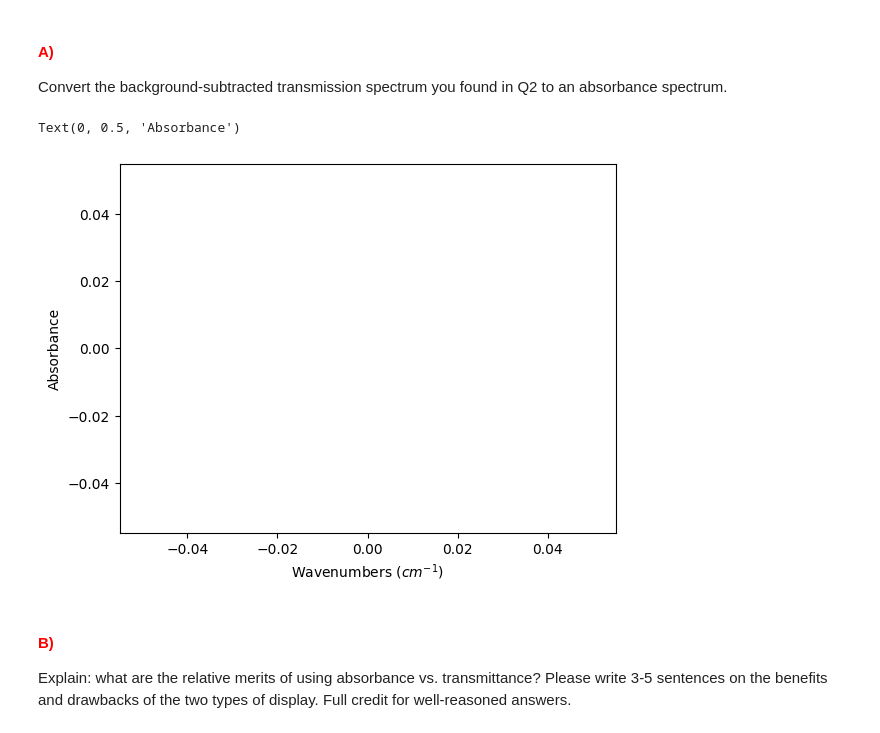
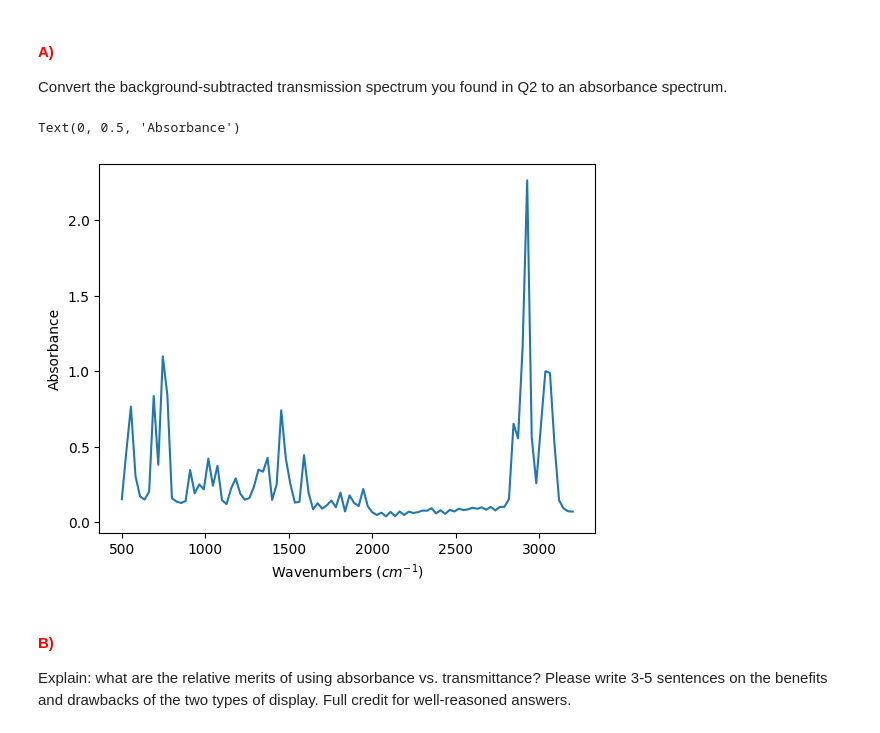
Before and after one commit to blajiness/CHE_7530-Assignments, a Jupyter notebook: Assignment2.ipynb, the cells around one changed output. Drawn from its saved outputs; the diff is of its cells as text; code cells hidden in the pictures.

```diff
--- a/Assignment2.ipynb
+++ b/Assignment2.ipynb
@@ -510,14 +508,14 @@ Where T is the transmission.
 Convert the background-subtracted transmission spectrum you found in Q2 to an absorbance spectrum.
 # %%
 # your code here (add cells as necessary)
-absorb = np.log10(1/rels)
+absorb = np.log10(1/rels_ps) - np.log10(1/rels_bs)
 fig, ax = plt.subplots()
 ax.plot(wns_to_test,absorb)
 ax.set_xlabel('Wavenumbers $(cm^{-1})$')
 ax.set_ylabel('Absorbance')
 # %% [output]
 Text(0, 0.5, 'Absorbance')
-[figure, old version]
+[figure, new version]
 # %% [markdown]
 #### <font color='red'>B)
 Explain: what are the relative merits of using absorbance vs. transmittance? Please write 3-5 sentences on the benefits and drawbacks of the two types of display. Full credit for well-reasoned answers.
```
Also changed, not shown: parts of 2 cells of this notebook.
